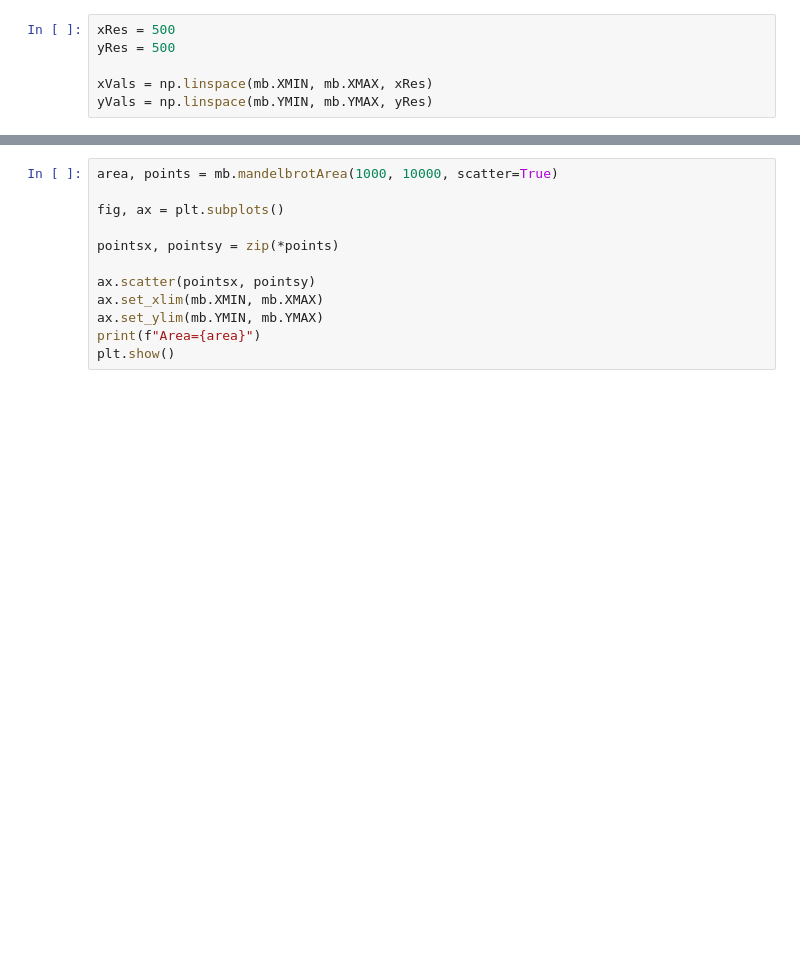
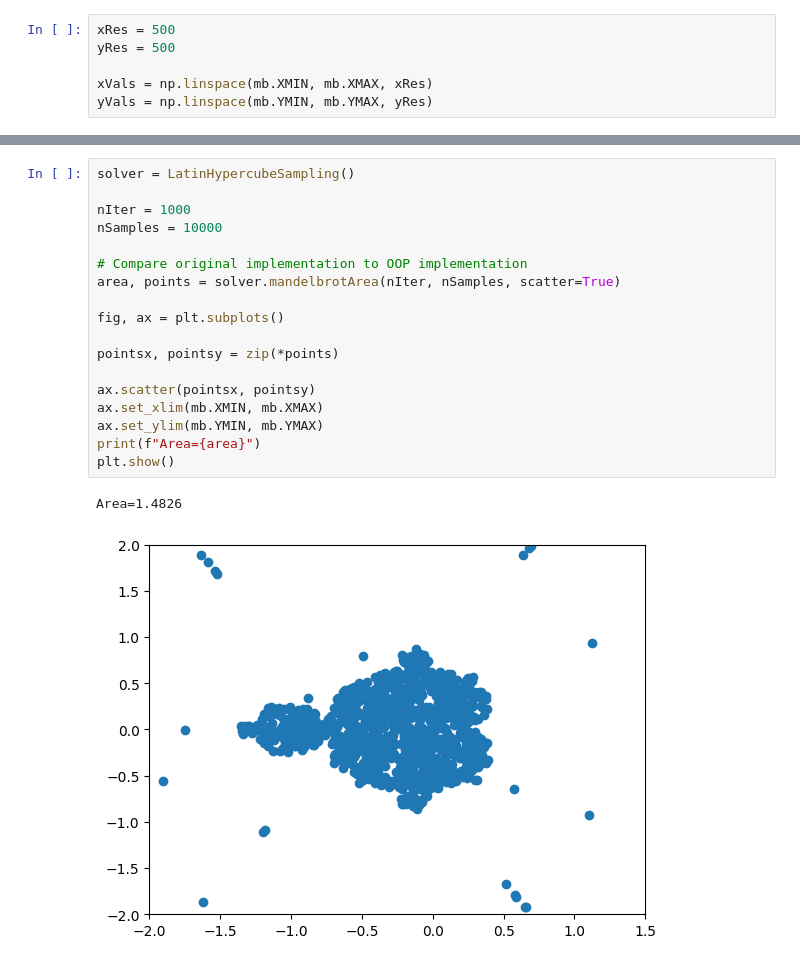
Before and after one commit to Kattelijn/Stochastic-Simulation, a Jupyter notebook: mandelbrot_MC_testPlots.ipynb, the cells around one changed output, grey strips where cells are left out. Drawn from its saved outputs; the diff is of its cells as text; blank space fills up the shorter version.

```diff
--- a/mandelbrot_MC_testPlots.ipynb
+++ b/mandelbrot_MC_testPlots.ipynb
@@ -19,15 +44,24 @@ plt.show()
 # %%
-area, points = mb.mandelbrotArea(1000, 10000, scatter=True)
+solver = LatinHypercubeSampling()
+
+nIter = 1000
+nSamples = 10000
+
+# Compare original implementation to OOP implementation
+area, points = solver.mandelbrotArea(nIter, nSamples, scatter=True)
 
 fig, ax = plt.subplots()
 
 pointsx, pointsy = zip(*points)
 
 ax.scatter(pointsx, pointsy)
 ax.set_xlim(mb.XMIN, mb.XMAX)
 ax.set_ylim(mb.YMIN, mb.YMAX)
 print(f"Area={area}")
 plt.show()
+# %% [output]
+Area=1.4826
+[figure, added]
 # %%
 maxIter = 500
 maxSamples = 5000
```
Also changed, not shown: parts of 4 cells of this notebook, 1 other file.
